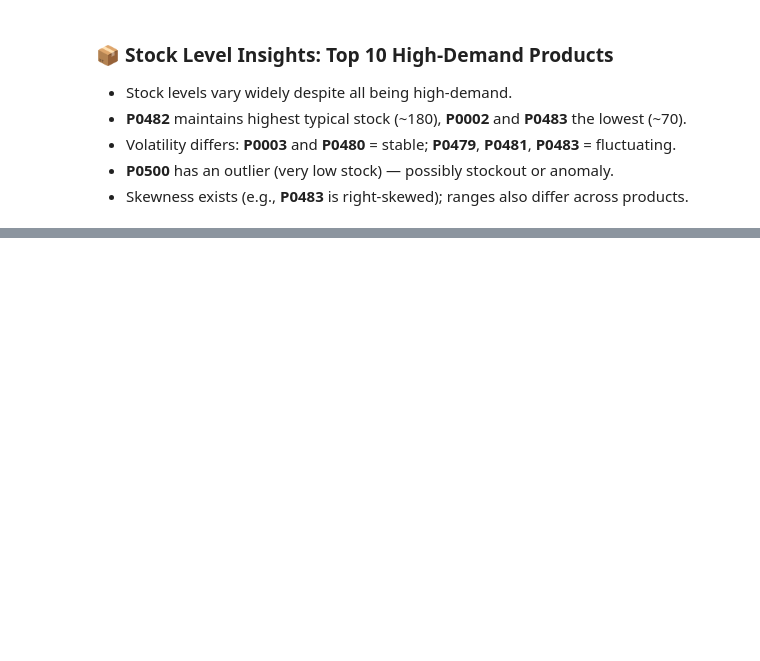
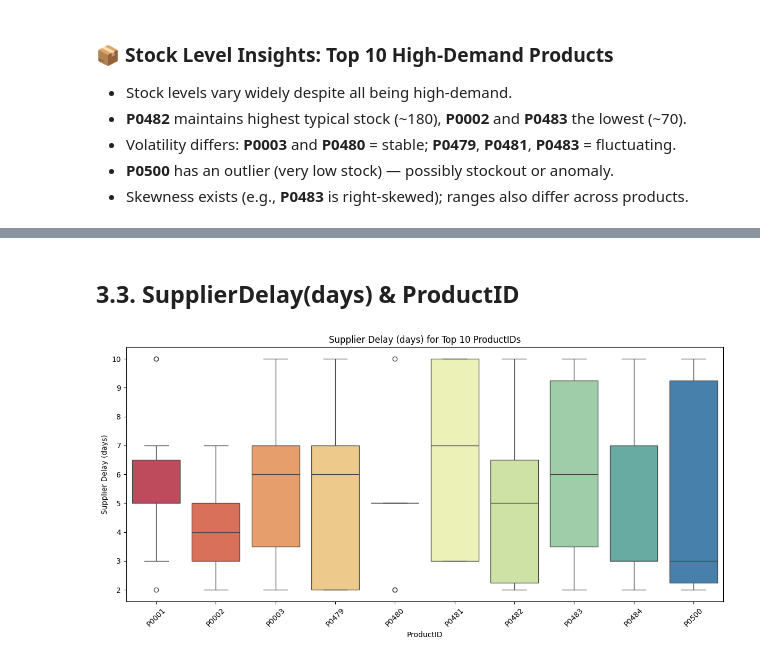
Before and after one commit to sachinn854/Product-Demand-Forecasting, a Jupyter notebook: 4_EDA/inventory.ipynb, the cells around one changed output, grey strips where cells are left out. Drawn from its saved outputs; the diff is of its cells as text; code cells hidden in the pictures; blank space fills up the shorter version.

```diff
--- a/4_EDA/inventory.ipynb
+++ b/4_EDA/inventory.ipynb
@@ -191,0 +212,17 @@ plt.show()
+# %% [markdown]
+## 3.3. SupplierDelay(days) & ProductID
+# %%
+# Top 10 products by frequency
+top_products = df['ProductID'].value_counts().head(10).index
+filtered_df = df[df['ProductID'].isin(top_products)]
+
+plt.figure(figsize=(12, 6))
+sns.boxplot(data=filtered_df, x='ProductID', y='SupplierDelay(days)',hue='ProductID',legend=False, palette='Spectral')
+plt.title('Supplier Delay (days) for Top 10 ProductIDs')
+plt.xlabel('ProductID')
+plt.ylabel('Supplier Delay (days)')
+plt.xticks(rotation=45)
+plt.tight_layout()
+plt.show()
+# %% [output]
+[figure, added]
```
Also changed, not shown: parts of 7 cells of this notebook.
